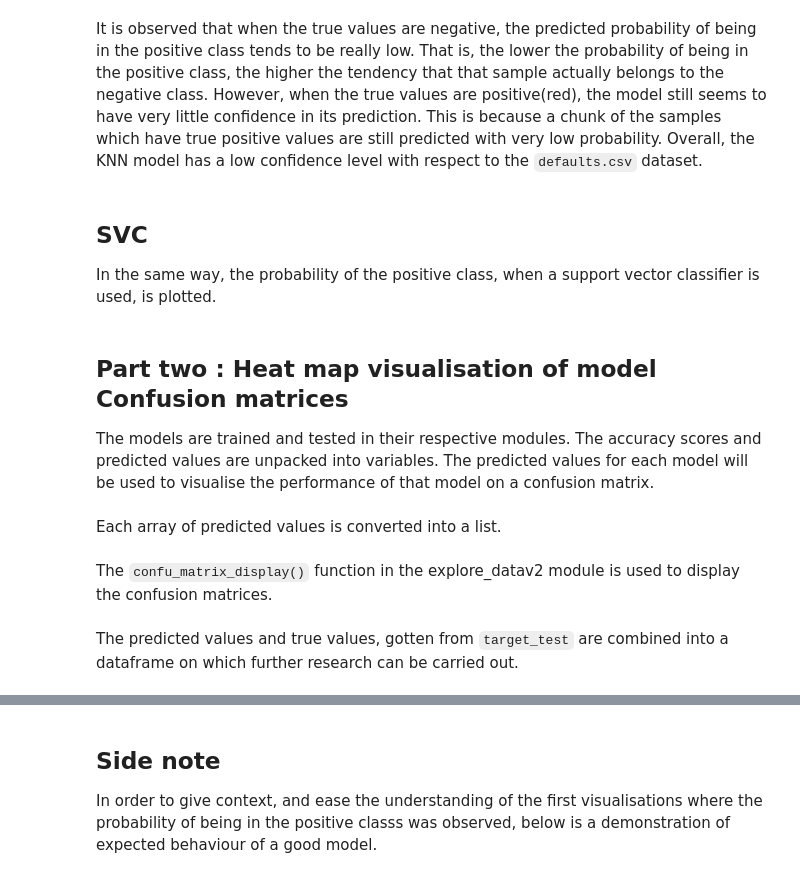
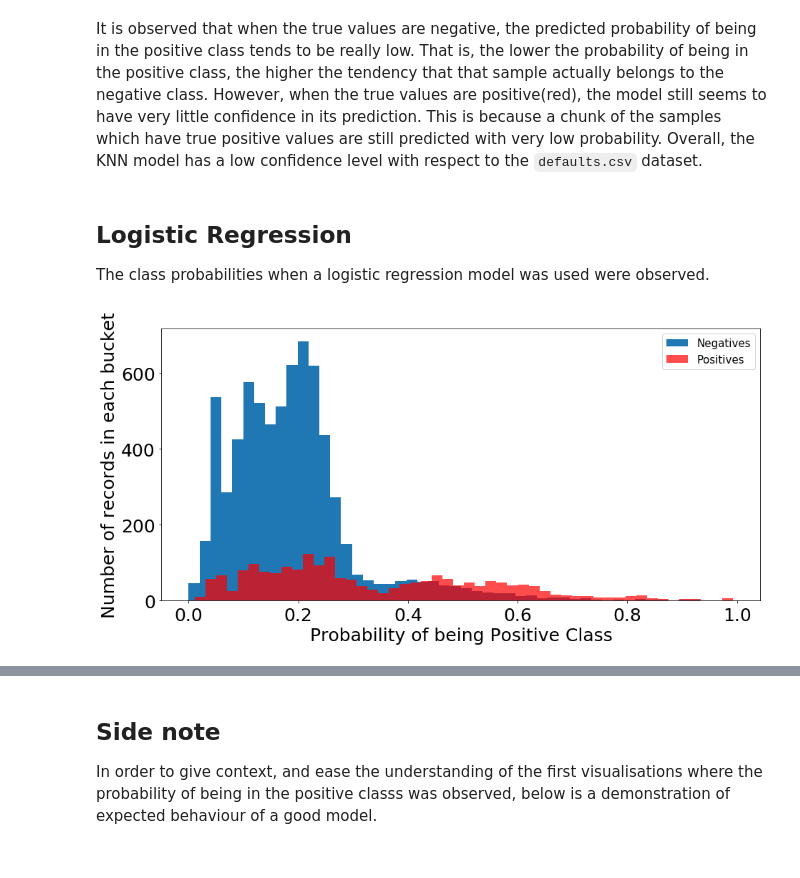
Before and after one commit to mozilla/PRESC, a Jupyter notebook: dev/tab1tha/compare_estimators.ipynb, the cells around one changed output, grey strips where cells are left out. Saved outputs shown, nothing was run; the diff lists cells and outputs as text; code cells hidden in the pictures.

```diff
--- a/dev/tab1tha/compare_estimators.ipynb
+++ b/dev/tab1tha/compare_estimators.ipynb
@@ -108,6 +119,3 @@ plt.show()
 It is observed that when the true values are negative, the predicted probability of being in the positive class tends to be really low. That is, the lower the probability of being in the positive class, the higher the tendency that that sample actually belongs to the negative class.
 However, when the true values are positive(red), the model still seems to have very little confidence in its prediction. This is because a chunk of the samples which have true positive values are still predicted with very low probability.
 Overall, the KNN model has a low confidence level with respect to the `defaults.csv` dataset.
-# %% [markdown]
-## SVC
-In the same way, the probability of the positive class, when a support vector classifier is used, is plotted.
@@ -117,19 +122,19 @@ print(params)
+# %% [markdown]
+## Logistic Regression
+The class probabilities when a logistic regression model was used were observed.
 # %%
-#get tuned hyperparameters
-params = s_v_m.tune(data_train, target_train)
-svc = SVC(**params,probability=True)
-svc.fit(data_train, target_train)
-#use fitted model to get prediction probabilities
-pred_prob_svc=svc.predict_proba(data_test)[:,1]
+lr=LogisticRegression(random_state=0, solver='lbfgs', max_iter=7600)
+lr.fit(data_train, target_train)
+
+pred_prob_lr=lr.predict_proba(data_test)[:,1]
 
 plt.figure(figsize=(15,7))
-plt.hist(prediction[target_test==0], bins=50, label='Negatives')
-plt.hist(prediction[target_test==1], bins=50, label='Positives', alpha=0.7, color='r')
+plt.hist(pred_prob_lr[target_test==0], bins=50, label='Negatives')
+plt.hist(pred_prob_lr[target_test==1], bins=50, label='Positives', alpha=0.7, color='r')
 plt.xlabel('Probability of being Positive Class', fontsize=25)
 plt.ylabel('Number of records in each bucket', fontsize=25)
 plt.legend(fontsize=15)
 plt.tick_params(axis='both', labelsize=25, pad=5)
 plt.show()
+# %% [output]
+[figure, added]
-# %% [markdown]
-## Part two : Heat map visualisation of model Confusion matrices
-The models are trained and tested in their respective modules. The accuracy scores and predicted values are unpacked into variables. The predicted values for each model will be used to visualise the performance of that model on a confusion matrix.
@@ -139,2 +140,0 @@ acc_svc, target_pred_svc = s_v_m.s_vee_c(data_train, data_test,target_train, tar
-# %% [markdown]
-Each array of predicted values is converted into a list.
@@ -147,2 +140,0 @@ conf_matrix_svc = confusion_matrix(target_test, target_pred_svc)
-# %% [markdown]
-The `confu_matrix_display()` function in the explore_datav2 module is used to display the confusion matrices.
@@ -157,2 +140,0 @@ plt.show()
-# %% [markdown]
-The predicted values and true values, gotten from `target_test` are combined into a dataframe on which further research can be carried out.
```
Also changed, not shown: parts of 26 cells of this notebook, 2 other files.
